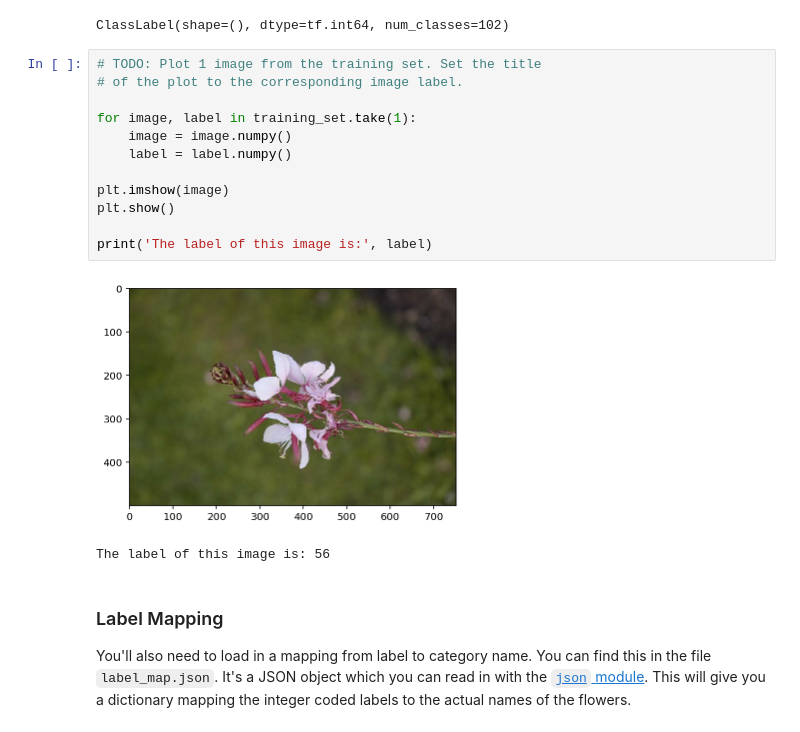
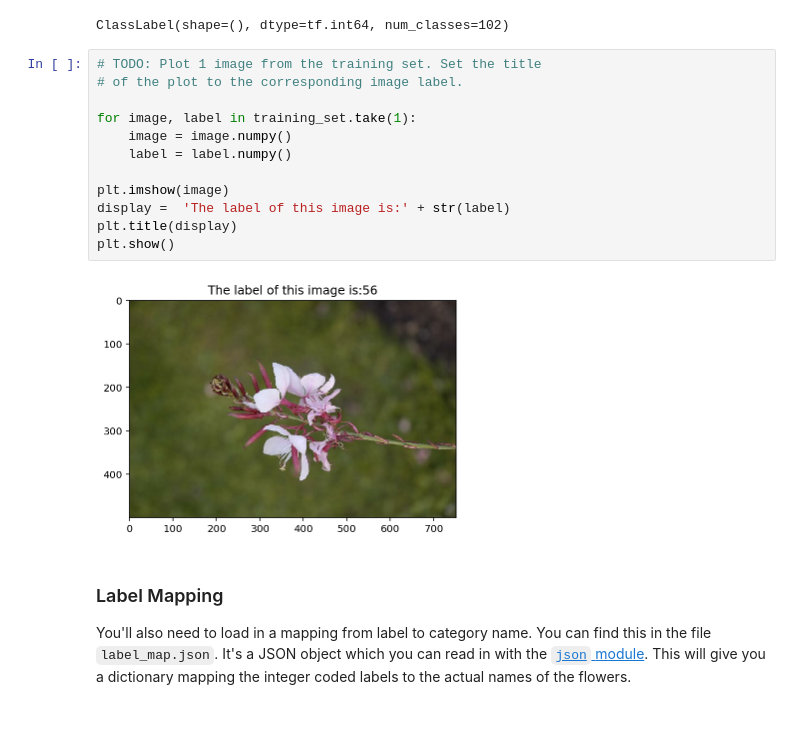
Before and after one commit to waterwheel31/simple_image_classifier, a Jupyter notebook: Project_Image_Classifier_Project.ipynb, the cells around one changed output. Saved outputs shown, nothing was run; the diff lists cells and outputs as text.

```diff
--- a/Project_Image_Classifier_Project.ipynb
+++ b/Project_Image_Classifier_Project.ipynb
@@ -119,18 +120,17 @@ ClassLabel(shape=(), dtype=tf.int64, num_classes=102)
 # %%
 # TODO: Plot 1 image from the training set. Set the title
 # of the plot to the corresponding image label.
 
 for image, label in training_set.take(1):
     image = image.numpy()
     label = label.numpy()
 
 plt.imshow(image)
+display =  'The label of this image is:' + str(label)
+plt.title(display)
 plt.show()
-
-print('The label of this image is:', label)
 # %% [output]
-[figure, old version]
+[figure, new version]
-The label of this image is: 56
 # %% [markdown]
 ### Label Mapping
 
```
Also changed, not shown: parts of 6 cells of this notebook, 3 other files.
